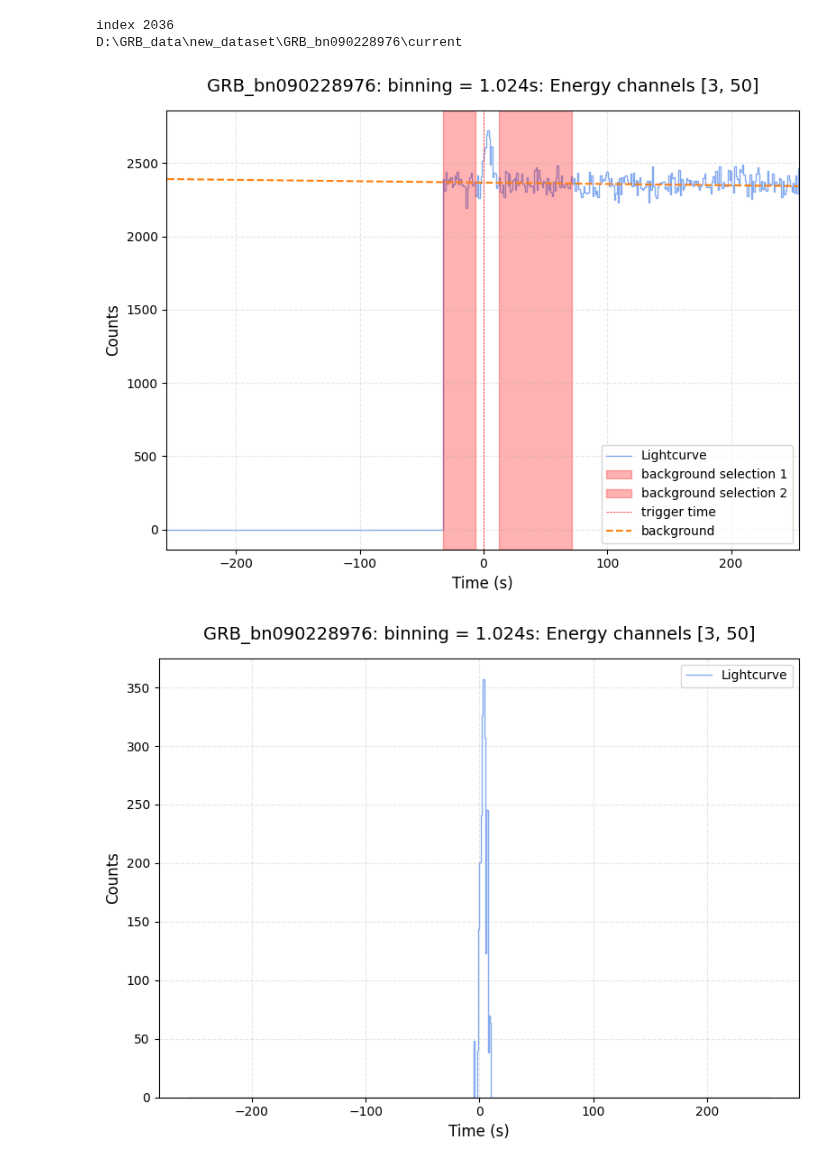
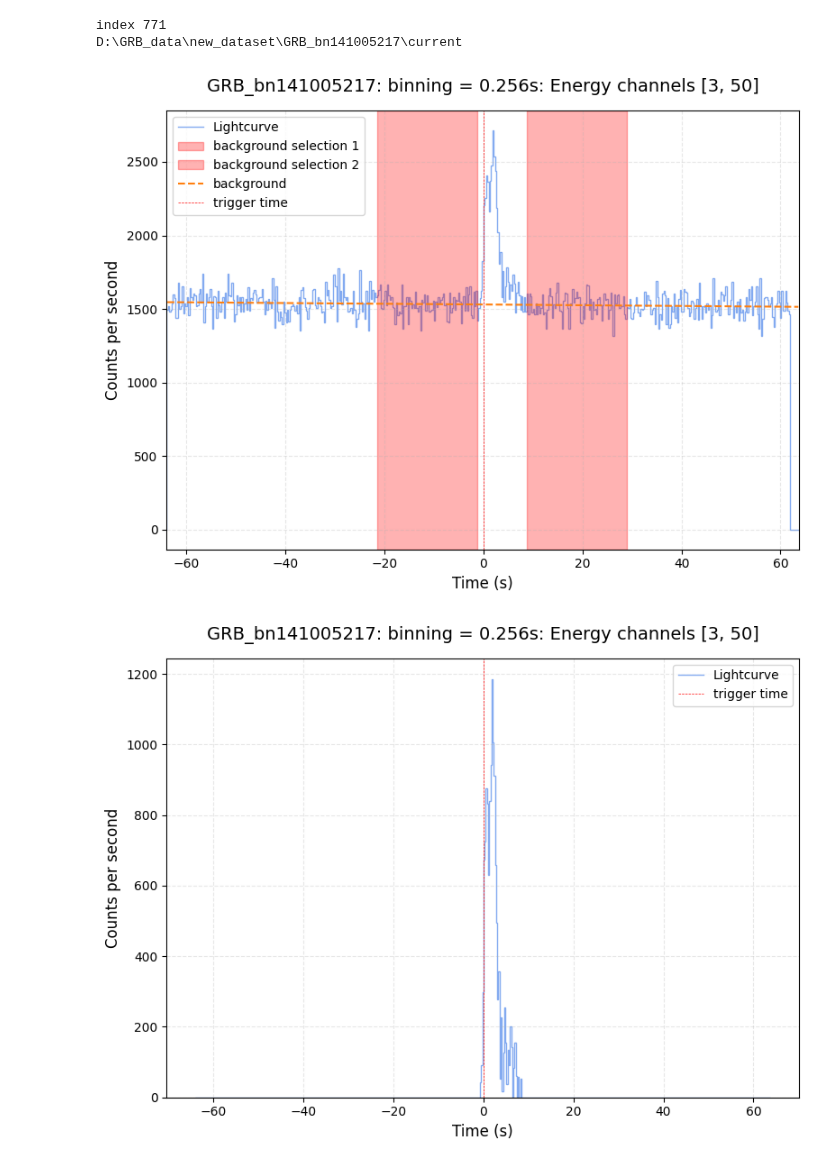
Before and after one commit to ArpanJohn/Transient_Classification, a Jupyter notebook: standard_bayes_demo.ipynb, the cells around one changed output. Saved outputs shown, nothing was run; the diff lists cells and outputs as text; code cells hidden in the pictures.

```diff
--- a/standard_bayes_demo.ipynb
+++ b/standard_bayes_demo.ipynb
@@ -189,7 +186,7 @@ def hist_plot(hist, edges, label, bkgd = 0, bkgd_pol = 0):
     plt.stairs(hist, edges, fill=False, alpha=0.8, color='cornflowerblue',
             label='Lightcurve')
     plt.xlabel('Time (s)', fontsize=12)
-    plt.ylabel('Counts', fontsize=12)
+    plt.ylabel('Counts per second', fontsize=12)
     plt.title(f'{label}', fontsize=14, pad=15)
 
     # Add grid for better readability
@@ -208,7 +205,6 @@ def hist_plot(hist, edges, label, bkgd = 0, bkgd_pol = 0):
         plt.gca().set_xlim(left=min(edges))
         plt.gca().set_xlim(right=max(edges))
         plt.gca().set_ylim(bottom = - (max(hist)/20))
-        plt.axvline(x=0, color='red', linestyle='--', linewidth=0.5, label = 'trigger time')
 
         # Evaluate the background polynomial for plotting
         bkgd_y = bkgd_pol(x)
@@ -221,6 +217,8 @@ def hist_plot(hist, edges, label, bkgd = 0, bkgd_pol = 0):
         else:
             # If it doesn't blow up, plot normally
             plt.plot(x, bkgd_y, '--', label='background',color = colors[1])
+
+    plt.axvline(x=0, color='red', linestyle='--', linewidth=0.5, label = 'trigger time')
 
     # Add legend if you have multiple curves
     plt.legend(fontsize=10, loc = 'best')
@@ -337,6 +335,8 @@ def lc_from_folder(folder, bins, chr, label, style_no = 0):
 
         print('no signal')
         fig1 = hist_plot(hrates,edges,label)
+        fig2 = None
+        fig3 = None
 
     else:
         y = hrates
@@ -352,45 +352,47 @@ def lc_from_folder(folder, bins, chr, label, style_no = 0):
         signal[mask] = np.maximum(0, (y[mask] - bkgd_pol(x[mask]))).astype(np.int32)
 
         fig2 = hist_plot(signal,edges,label)
+        fig3 = hist_plot(rates,bins,label)
 
-
-    return fig1,fig2
+    return fig1,fig2,fig3
 # %%
 # importing the events.csv file
 df = pd.read_csv('events.csv')
 # print(df.head())
 N = len(df)
 
 while True:
     i = np.random.randint(0,N)
     # i = 2161
+    i = 771
     folder = df.iloc[i]['filename']
     event_type, event = folder.split("_")
 
     if event_type == 'GRB':
         break
+
 print("index",i)
 
 
 bin_sizes = [0.001, 0.004, 0.016, 0.064, 0.256, 1.024, 4.096]
 data_no = 500
 r = 0.5
-bin = -2
+bin = -3
 range_min = -data_no * bin_sizes[bin] * r
 range_max = data_no * bin_sizes[bin] * (1-r)
 bins = np.arange(range_min,range_max,bin_sizes[bin])
 
 
 channels = [3, 50] # 10 to 100 keV
 # channels = [51,124] # 100 to 900 keV
 
-fig1,fig2 = lc_from_folder(folder, bins, channels, label=f"{folder}: binning = {bin_sizes[bin]}s: Energy channels {channels}")
+fig1,fig2,fig3 = lc_from_folder(folder, bins, channels, label=f"{folder}: binning = {bin_sizes[bin]}s: Energy channels {channels}")
 
 
 plt.show()
-# save_to_dir(fig, f'{event_type}_example')
+save_to_dir(fig, f'{event_type}_example')
 # %% [output]
-index 2036
-D:\GRB_data\new_dataset\GRB_bn090228976\current
+index 771
+D:\GRB_data\new_dataset\GRB_bn141005217\current
-[figure, old version]
+[figure, new version]
-[figure, old version]
+[figure, new version]
```
Also changed, not shown: parts of 2 cells of this notebook, 2 other files.
